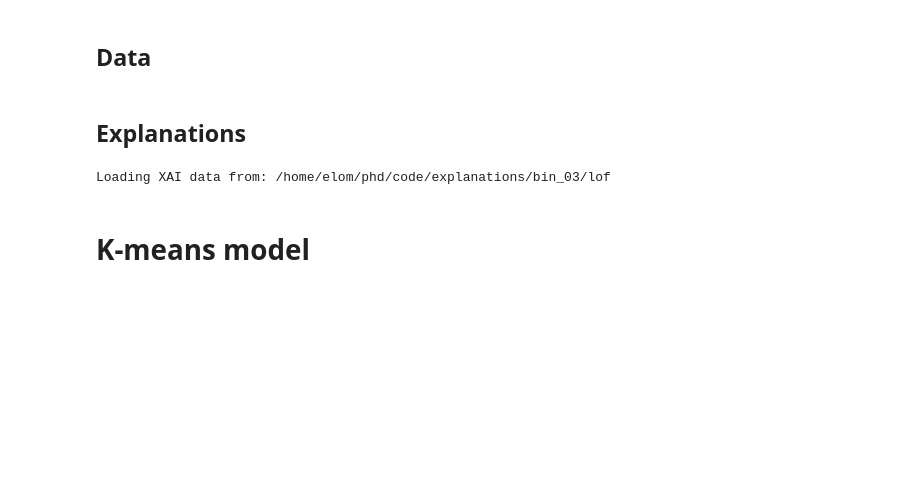
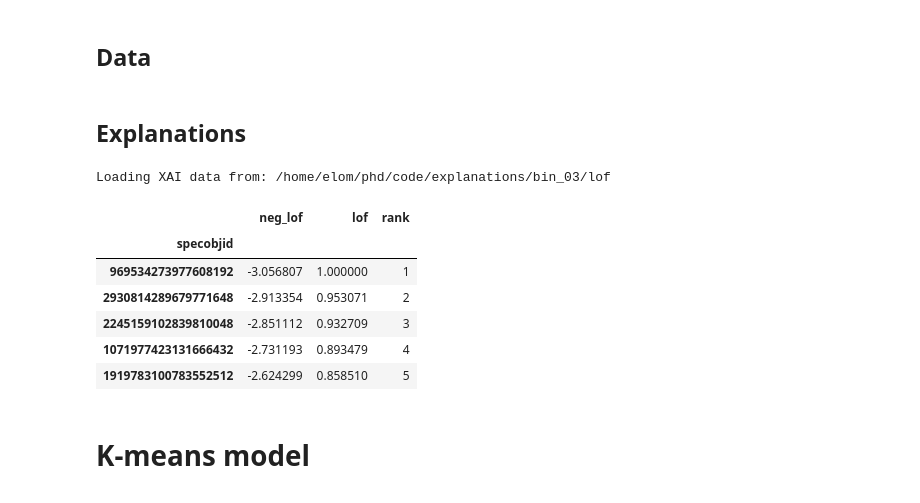
Before and after one commit to ed-ortizm/xai-astronomy, a Jupyter notebook: thesis/04_clustering_xai/06_lof_cluster_analysis.ipynb, the cells around one changed output. Cells and saved outputs as stored; diff of their text form; code cells hidden in the pictures; blank space fills up the shorter version.

```diff
--- a/thesis/04_clustering_xai/06_lof_cluster_analysis.ipynb
+++ b/thesis/04_clustering_xai/06_lof_cluster_analysis.ipynb
@@ -305,29 +305,47 @@ idx_id_spec = np.load(f"{spectra_dir}/ids_imputing.npy", mmap_mode="r")
 # %%
 n_samples = 100_000
 
 if n_samples == 100_000:
     run_ids_dict = run_ids_343_dict
 elif n_samples == 50_000:
     run_ids_dict = run_ids_343_50k_dict
 
 anomalies_dict = {}
 specids_dict = {}
 weights_dict = {}
 run_id = run_ids_dict[score_name]
 
 load_from = f"{explanations_dir}/{bin_id}/{score_name}"
 print(f"Loading XAI data from: {load_from}")
 (
     anomalies_arr,
     specobjids_arr,
     weights_arr,
 ) = load_xai(run_id=run_id, load_from=load_from)
 
 weights_dict = weights_prep(
     weights=weights_arr, n_segments=n_segments
 )
+
+scores_df = pd.read_csv(
+    f"{latent_dir}/{bin_id}/{score_name}/lof_scores_bin_03_n60_manhattan.csv",
+    # usecols=["specobjid", score_name],
+    index_col="specobjid",
+).loc[specobjids_arr]
+
+sorted_specobjids_arr = scores_df[score_name].sort_values(
+    ascending=False
+).index.to_numpy()
+scores_df.loc[sorted_specobjids_arr].head(5)
 # %% [output]
 Loading XAI data from: /home/elom/phd/code/explanations/bin_03/lof
+|  | neg_lof | lof | rank |
+| specobjid |  |  |  |
+| 969534273977608192 | -3.056807 | 1.000000 | 1 |
+| 2930814289679771648 | -2.913354 | 0.953071 | 2 |
+| 2245159102839810048 | -2.851112 | 0.932709 | 3 |
+| 1071977423131666432 | -2.731193 | 0.893479 | 4 |
+| 1919783100783552512 | -2.624299 | 0.858510 | 5 |
 # %% [markdown]
 # K-means model
 ![image-2.png](attachment:image-2.png)
```
Also changed, not shown: parts of 12 cells of this notebook, 3 other files.
